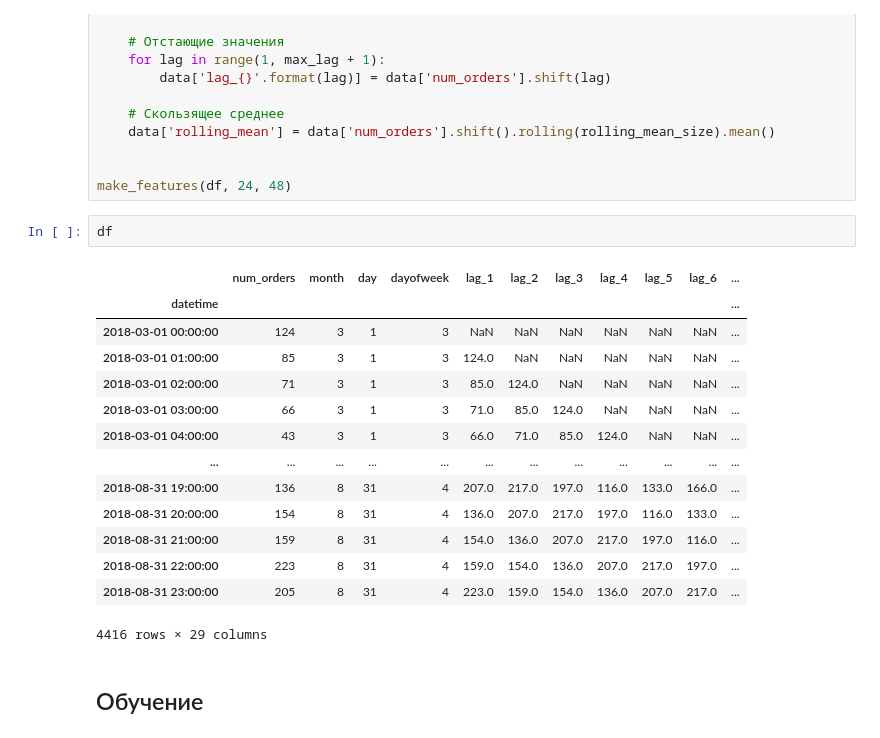
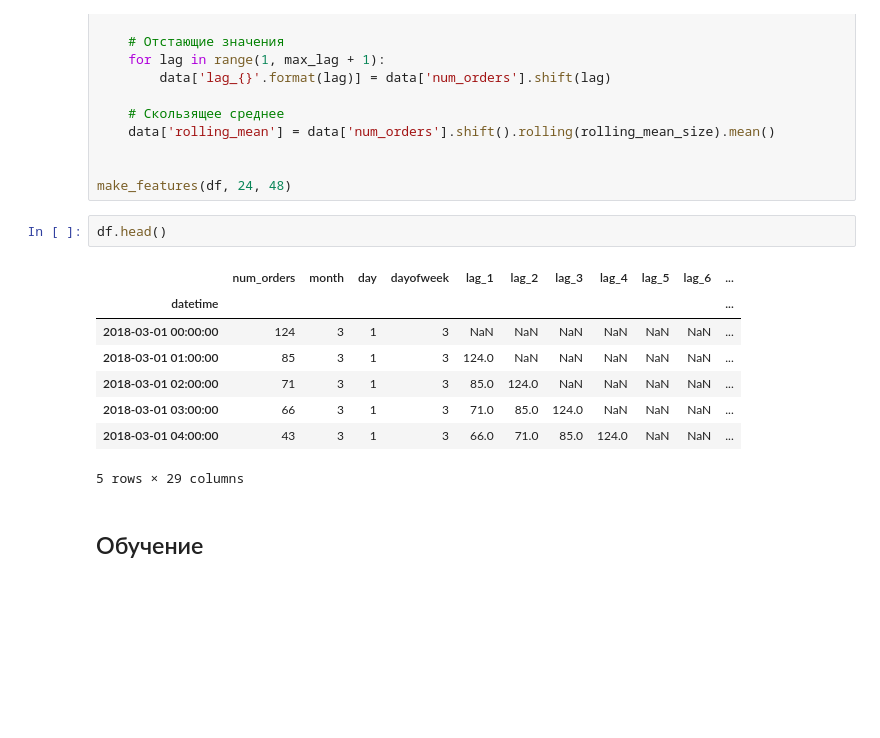
Before and after one commit to mbelveder/praktikum, a Jupyter notebook: 12_taxi/taxi.ipynb, the cells around one changed output. Drawn from its saved outputs; the diff is of its cells as text; blank space fills up the shorter version.

```diff
--- a/12_taxi/taxi.ipynb
+++ b/12_taxi/taxi.ipynb
@@ -198,22 +230,16 @@ def make_features(data, max_lag, rolling_mean_size):
 
 make_features(df, 24, 48)
 # %%
-df
+df.head()
 # %% [output]
 |  | num_orders | month | day | dayofweek | lag_1 | lag_2 | lag_3 | lag_4 | lag_5 | lag_6 | ... |
 | datetime |  |  |  |  |  |  |  |  |  |  | ... |
 | 2018-03-01 00:00:00 | 124 | 3 | 1 | 3 | NaN | NaN | NaN | NaN | NaN | NaN | ... |
 | 2018-03-01 01:00:00 | 85 | 3 | 1 | 3 | 124.0 | NaN | NaN | NaN | NaN | NaN | ... |
 | 2018-03-01 02:00:00 | 71 | 3 | 1 | 3 | 85.0 | 124.0 | NaN | NaN | NaN | NaN | ... |
 | 2018-03-01 03:00:00 | 66 | 3 | 1 | 3 | 71.0 | 85.0 | 124.0 | NaN | NaN | NaN | ... |
 | 2018-03-01 04:00:00 | 43 | 3 | 1 | 3 | 66.0 | 71.0 | 85.0 | 124.0 | NaN | NaN | ... |
-| ... | ... | ... | ... | ... | ... | ... | ... | ... | ... | ... | ... |
-| 2018-08-31 19:00:00 | 136 | 8 | 31 | 4 | 207.0 | 217.0 | 197.0 | 116.0 | 133.0 | 166.0 | ... |
-| 2018-08-31 20:00:00 | 154 | 8 | 31 | 4 | 136.0 | 207.0 | 217.0 | 197.0 | 116.0 | 133.0 | ... |
-| 2018-08-31 21:00:00 | 159 | 8 | 31 | 4 | 154.0 | 136.0 | 207.0 | 217.0 | 197.0 | 116.0 | ... |
-| 2018-08-31 22:00:00 | 223 | 8 | 31 | 4 | 159.0 | 154.0 | 136.0 | 207.0 | 217.0 | 197.0 | ... |
-| 2018-08-31 23:00:00 | 205 | 8 | 31 | 4 | 223.0 | 159.0 | 154.0 | 136.0 | 207.0 | 217.0 | ... |
-4416 rows × 29 columns
+5 rows × 29 columns
 # %% [markdown]
 ## Обучение
 # %% [markdown]
```
Also changed, not shown: parts of 29 cells of this notebook, 22 other files.
